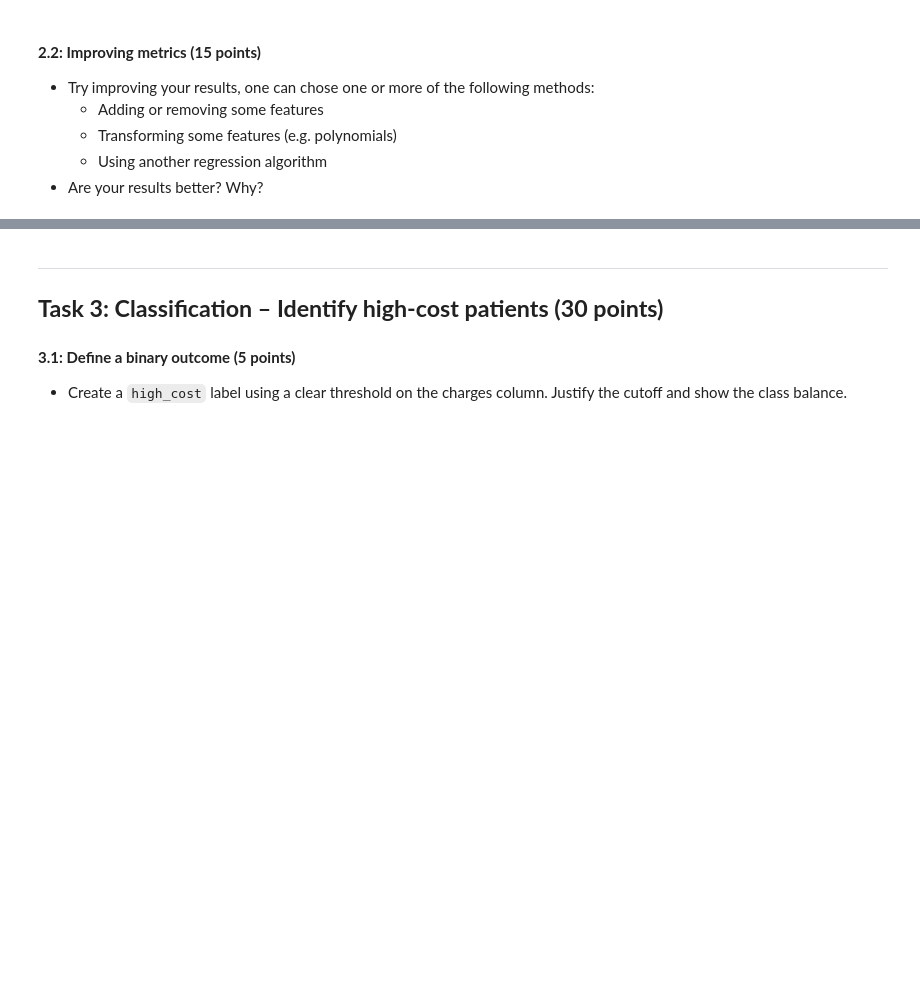
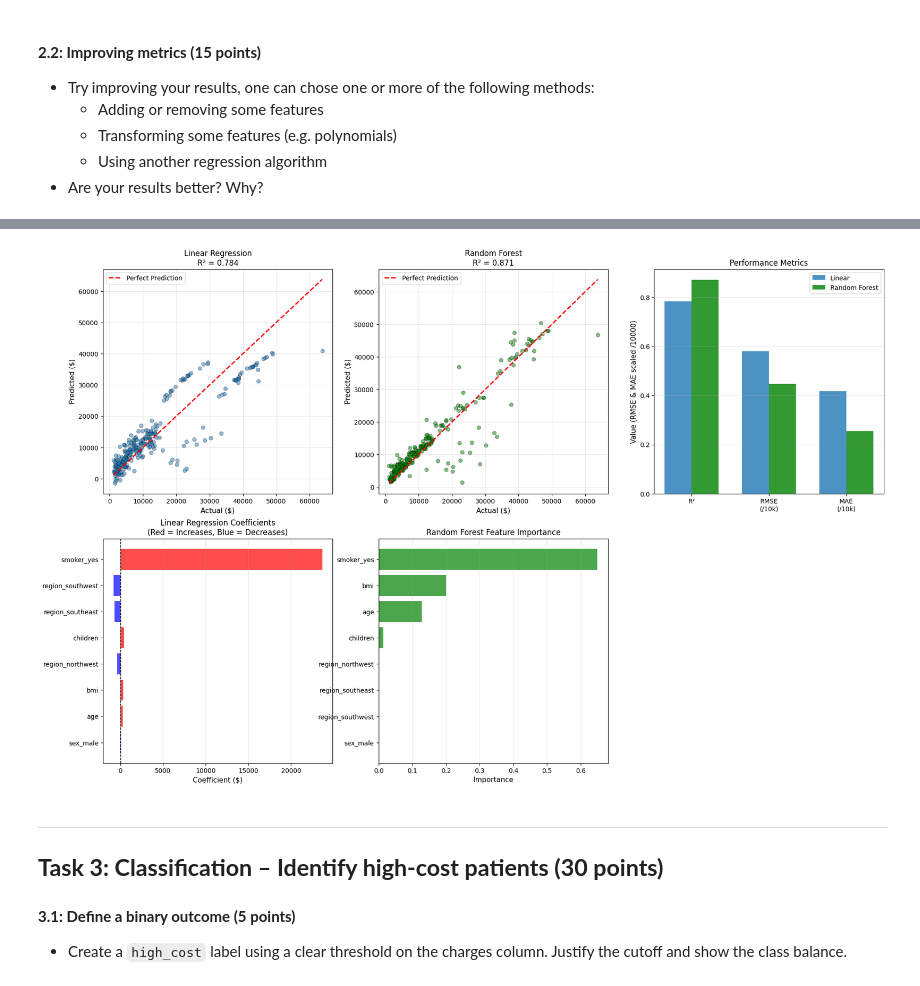
Before and after one commit to Lord-of-Waffles/GradedLabMLIntro, a Jupyter notebook: Graded_lab_2025.ipynb, the cells around one changed output, grey strips where cells are left out. Drawn from its saved outputs; the diff is of its cells as text; code cells hidden in the pictures; blank space fills up the shorter version.

Commit message:
Added random forest to task 2.2

```diff
--- a/Graded_lab_2025.ipynb
+++ b/Graded_lab_2025.ipynb
@@ -265,3 +307,79 @@ There is also a very small difference in medical charges by gender, with men pay
+# %%
+y_pred_lr = model.predict(X_test)
+y_pred_rf = rf_model.predict(X_test)
+residuals_lr = y_test - y_pred_lr
+residuals_rf = y_test - y_pred_rf
+
+# Create comprehensive figure
+fig = plt.figure(figsize=(22, 14))
+
+# 1. Actual vs Predicted - Linear Regression
+ax1 = plt.subplot(2, 3, 1)
+ax1.scatter(y_test, y_pred_lr, alpha=0.5, edgecolors='k', linewidth=0.5)
+ax1.plot([y_test.min(), y_test.max()], [y_test.min(), y_test.max()], 'r--', lw=2, label='Perfect Prediction')
+ax1.set_xlabel('Actual ($)', fontsize=11)
+ax1.set_ylabel('Predicted ($)', fontsize=11)
+ax1.set_title(f'Linear Regression\nR² = {r2_score(y_test, y_pred_lr):.3f}', fontsize=12)
+ax1.legend()
+ax1.grid(True, alpha=0.3)
+
+# 2. Actual vs Predicted - Random Forest
+ax2 = plt.subplot(2, 3, 2)
+ax2.scatter(y_test, y_pred_rf, alpha=0.5, edgecolors='k', linewidth=0.5, color='green')
+ax2.plot([y_test.min(), y_test.max()], [y_test.min(), y_test.max()], 'r--', lw=2, label='Perfect Prediction')
+ax2.set_xlabel('Actual ($)', fontsize=11)
+ax2.set_ylabel('Predicted ($)', fontsize=11)
+ax2.set_title(f'Random Forest\nR² = {r2_score(y_test, y_pred_rf):.3f}', fontsize=12)
+ax2.legend()
+ax2.grid(True, alpha=0.3)
+
+# 3. Metrics Comparison
+ax3 = plt.subplot(2, 3, 3)
+metrics = {
+    'R²': [r2_score(y_test, y_pred_lr), r2_score(y_test, y_pred_rf)],
+    'RMSE': [np.sqrt(mean_squared_error(y_test, y_pred_lr)),
+             np.sqrt(mean_squared_error(y_test, y_pred_rf))],
+    'MAE': [mean_absolute_error(y_test, y_pred_lr),
+            mean_absolute_error(y_test, y_pred_rf)]
+}
+x = np.arange(len(metrics))
+width = 0.35
+ax3.bar(x - width/2, [metrics['R²'][0], metrics['RMSE'][0]/10000, metrics['MAE'][0]/10000],
+        width, label='Linear', alpha=0.8)
+ax3.bar(x + width/2, [metrics['R²'][1], metrics['RMSE'][1]/10000, metrics['MAE'][1]/10000],
+        width, label='Random Forest', alpha=0.8, color='green')
+ax3.set_ylabel('Value (RMSE & MAE scaled /10000)', fontsize=11)
+ax3.set_title('Performance Metrics', fontsize=12)
+ax3.set_xticks(x)
+ax3.set_xticklabels(['R²', 'RMSE\n(/10k)', 'MAE\n(/10k)'])
+ax3.legend()
+ax3.grid(True, alpha=0.3, axis='y')
+
+# 4. Coefficients - Linear Regression
+ax4 = plt.subplot(2, 3, 4)
+coef_df = pd.DataFrame({
+    'Feature': X_train.columns,
+    'Coefficient': model.coef_
+}).sort_values('Coefficient', key=abs, ascending=True)
+colors = ['red' if x > 0 else 'blue' for x in coef_df['Coefficient']]
+ax4.barh(coef_df['Feature'], coef_df['Coefficient'], color=colors, alpha=0.7)
+ax4.axvline(x=0, color='black', linestyle='--', linewidth=1)
+ax4.set_xlabel('Coefficient ($)', fontsize=11)
+ax4.set_title('Linear Regression Coefficients\n(Red = Increases, Blue = Decreases)', fontsize=12)
+ax4.grid(True, alpha=0.3, axis='x')
+
+# 5. Feature Importance - Random Forest
+ax5 = plt.subplot(2, 3, 5)
+feature_imp = pd.DataFrame({
+    'Feature': X_train.columns,
+    'Importance': rf_model.feature_importances_
+}).sort_values('Importance', ascending=True)
+ax5.barh(feature_imp['Feature'], feature_imp['Importance'], color='green', alpha=0.7)
+ax5.set_xlabel('Importance', fontsize=11)
+ax5.set_title('Random Forest Feature Importance', fontsize=12)
+ax5.grid(True, alpha=0.3, axis='x')
+# %% [output]
+[figure, added]
 # %% [markdown]
 
 ---
```
Also changed, not shown: parts of 3 cells of this notebook.
